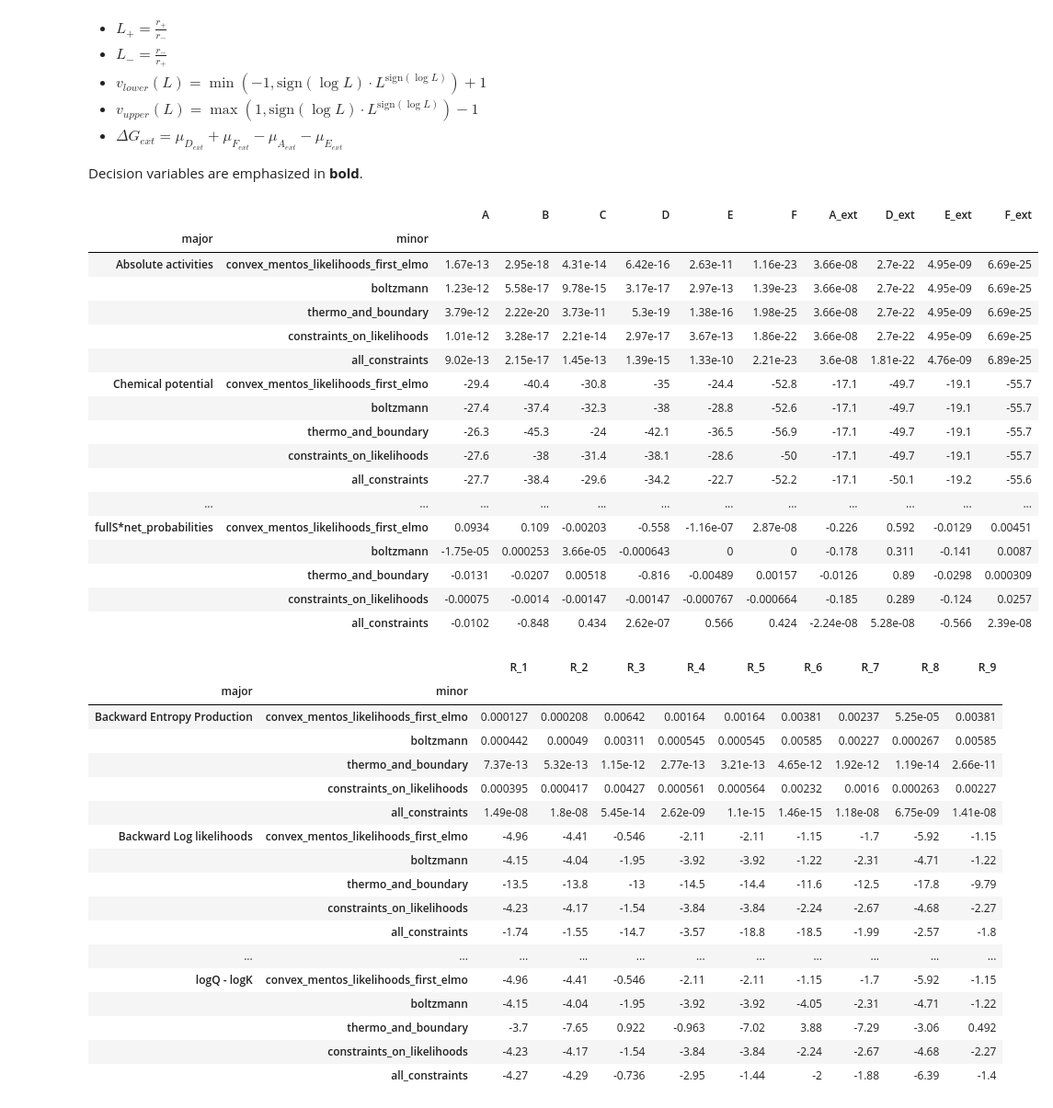
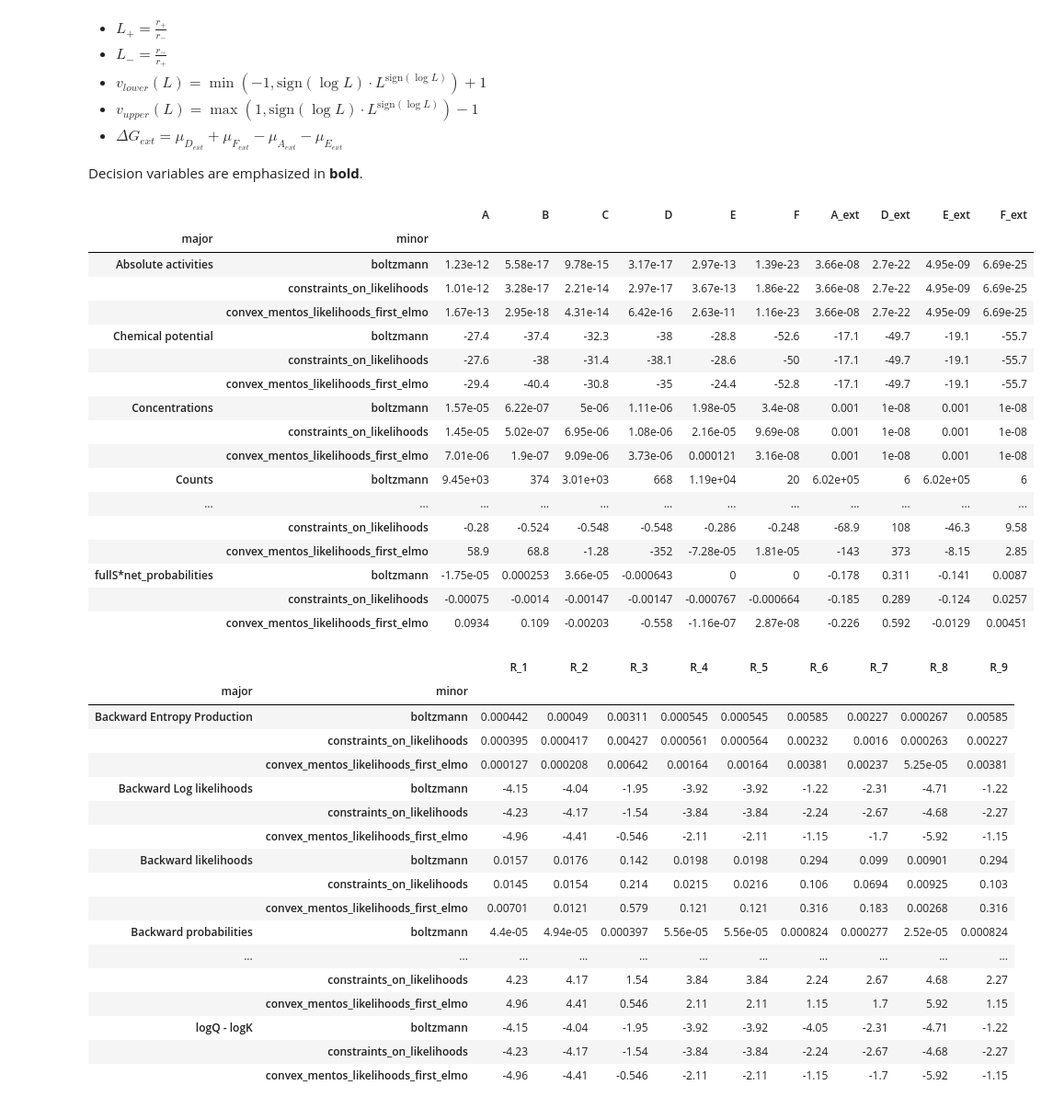
Before and after one commit to djinnome/ABC-model-mentos, a Jupyter notebook: Variations_on_Mentos_constraints.ipynb, the cells around one changed output. Shown at 92% size. Drawn from its saved outputs; the diff is of its cells as text; code cells hidden in the pictures.

Commit message:
Compare boltzmann with constraints on likelihoods

```diff
--- a/Variations_on_Mentos_constraints.ipynb
+++ b/Variations_on_Mentos_constraints.ipynb
@@ -169,66 +169,66 @@ constraint_group={'all_constraints':[
                                                   dict(name='boundary_conditions', ncons=m-i, type='e'),]}
 constraint_function = {'all_constraints': all_constraints,
                       'thermo_and_boundary': thermo_and_boundary,
                        'constraints_on_likelihoods': constraints_on_likelihoods
                       }
 objective_function = {'macroscopic_entropy_production_rate': macroscopic_entropy_production_rate,
                       'macroscopic_entropy_production_rate_and_net_likelihood_ss':macroscopic_entropy_production_rate_and_net_likelihood_ss}
 
-algorithms = [('macroscopic_entropy_production_rate','rates_and_log_c', 'all_constraints' ),
-              ('macroscopic_entropy_production_rate','rates_and_log_c', 'thermo_and_boundary'),
+algorithms = [#('macroscopic_entropy_production_rate','rates_and_log_c', 'all_constraints' ),
+              #('macroscopic_entropy_production_rate','rates_and_log_c', 'thermo_and_boundary'),
               ('macroscopic_entropy_production_rate_and_net_likelihood_ss','likelihoods_and_log_c', 'constraints_on_likelihoods')]
 
 for og, vg, cg in algorithms:
     metab[cg], reactions[cg] = mentos.run_mentos_w_likelihoods(fullS, S, internal_mets, deltaG0, mu0,
                                         variable_group[vg], constraint_group[cg],
                                         obj=make_macro_maxent_production_rate_objective( fullS, S, mu0, deltaG0, R, T, c_L, c_U,v_L, v_U,
                                                                                          objective_function=objective_function[og],
                                                                                          constraint_function=constraint_function[cg]),
                                         biomass_rxn='R_8')
     mentos.print_report( os.path.join(abc_dir, cg), 'ABC_metab_{}.csv', metab[cg] )
     mentos.print_report( os.path.join(abc_dir, cg), 'ABC_reaction_{}.csv', reactions[cg])
     #display(Markdown('### ' + cg))
     #display(metab[cg].T)
 
 
 
 display(HTML(mentos.compare_frames(**metab).to_html()))
 
 display(HTML(mentos.compare_frames(**reactions).to_html()))
 # %% [output]
 |  |  | A | B | C | D | E | F | A_ext | D_ext | E_ext | F_ext |
 | major | minor |  |  |  |  |  |  |  |  |  |  |
-| Absolute activities | convex_mentos_likelihoods_first_elmo | 1.67e-13 | 2.95e-18 | 4.31e-14 | 6.42e-16 | 2.63e-11 | 1.16e-23 | 3.66e-08 | 2.7e-22 | 4.95e-09 | 6.69e-25 |
-|  | boltzmann | 1.23e-12 | 5.58e-17 | 9.78e-15 | 3.17e-17 | 2.97e-13 | 1.39e-23 | 3.66e-08 | 2.7e-22 | 4.95e-09 | 6.69e-25 |
-|  | thermo_and_boundary | 3.79e-12 | 2.22e-20 | 3.73e-11 | 5.3e-19 | 1.38e-16 | 1.98e-25 | 3.66e-08 | 2.7e-22 | 4.95e-09 | 6.69e-25 |
+| Absolute activities | boltzmann | 1.23e-12 | 5.58e-17 | 9.78e-15 | 3.17e-17 | 2.97e-13 | 1.39e-23 | 3.66e-08 | 2.7e-22 | 4.95e-09 | 6.69e-25 |
 |  | constraints_on_likelihoods | 1.01e-12 | 3.28e-17 | 2.21e-14 | 2.97e-17 | 3.67e-13 | 1.86e-22 | 3.66e-08 | 2.7e-22 | 4.95e-09 | 6.69e-25 |
-|  | all_constraints | 9.02e-13 | 2.15e-17 | 1.45e-13 | 1.39e-15 | 1.33e-10 | 2.21e-23 | 3.6e-08 | 1.81e-22 | 4.76e-09 | 6.89e-25 |
-| Chemical potential | convex_mentos_likelihoods_first_elmo | -29.4 | -40.4 | -30.8 | -35 | -24.4 | -52.8 | -17.1 | -49.7 | -19.1 | -55.7 |
-|  | boltzmann | -27.4 | -37.4 | -32.3 | -38 | -28.8 | -52.6 | -17.1 | -49.7 | -19.1 | -55.7 |
-|  | thermo_and_boundary | -26.3 | -45.3 | -24 | -42.1 | -36.5 | -56.9 | -17.1 | -49.7 | -19.1 | -55.7 |
+|  | convex_mentos_likelihoods_first_elmo | 1.67e-13 | 2.95e-18 | 4.31e-14 | 6.42e-16 | 2.63e-11 | 1.16e-23 | 3.66e-08 | 2.7e-22 | 4.95e-09 | 6.69e-25 |
+| Chemical potential | boltzmann | -27.4 | -37.4 | -32.3 | -38 | -28.8 | -52.6 | -17.1 | -49.7 | -19.1 | -55.7 |
 |  | constraints_on_likelihoods | -27.6 | -38 | -31.4 | -38.1 | -28.6 | -50 | -17.1 | -49.7 | -19.1 | -55.7 |
-|  | all_constraints | -27.7 | -38.4 | -29.6 | -34.2 | -22.7 | -52.2 | -17.1 | -50.1 | -19.2 | -55.6 |
+|  | convex_mentos_likelihoods_first_elmo | -29.4 | -40.4 | -30.8 | -35 | -24.4 | -52.8 | -17.1 | -49.7 | -19.1 | -55.7 |
+| Concentrations | boltzmann | 1.57e-05 | 6.22e-07 | 5e-06 | 1.11e-06 | 1.98e-05 | 3.4e-08 | 0.001 | 1e-08 | 0.001 | 1e-08 |
+|  | constraints_on_likelihoods | 1.45e-05 | 5.02e-07 | 6.95e-06 | 1.08e-06 | 2.16e-05 | 9.69e-08 | 0.001 | 1e-08 | 0.001 | 1e-08 |
+|  | convex_mentos_likelihoods_first_elmo | 7.01e-06 | 1.9e-07 | 9.09e-06 | 3.73e-06 | 0.000121 | 3.16e-08 | 0.001 | 1e-08 | 0.001 | 1e-08 |
+| Counts | boltzmann | 9.45e+03 | 374 | 3.01e+03 | 668 | 1.19e+04 | 20 | 6.02e+05 | 6 | 6.02e+05 | 6 |
 | ... | ... | ... | ... | ... | ... | ... | ... | ... | ... | ... | ... |
-| fullS*net_probabilities | convex_mentos_likelihoods_first_elmo | 0.0934 | 0.109 | -0.00203 | -0.558 | -1.16e-07 | 2.87e-08 | -0.226 | 0.592 | -0.0129 | 0.00451 |
-|  | boltzmann | -1.75e-05 | 0.000253 | 3.66e-05 | -0.000643 | 0 | 0 | -0.178 | 0.311 | -0.141 | 0.0087 |
-|  | thermo_and_boundary | -0.0131 | -0.0207 | 0.00518 | -0.816 | -0.00489 | 0.00157 | -0.0126 | 0.89 | -0.0298 | 0.000309 |
+|  | constraints_on_likelihoods | -0.28 | -0.524 | -0.548 | -0.548 | -0.286 | -0.248 | -68.9 | 108 | -46.3 | 9.58 |
+|  | convex_mentos_likelihoods_first_elmo | 58.9 | 68.8 | -1.28 | -352 | -7.28e-05 | 1.81e-05 | -143 | 373 | -8.15 | 2.85 |
+| fullS*net_probabilities | boltzmann | -1.75e-05 | 0.000253 | 3.66e-05 | -0.000643 | 0 | 0 | -0.178 | 0.311 | -0.141 | 0.0087 |
 |  | constraints_on_likelihoods | -0.00075 | -0.0014 | -0.00147 | -0.00147 | -0.000767 | -0.000664 | -0.185 | 0.289 | -0.124 | 0.0257 |
-|  | all_constraints | -0.0102 | -0.848 | 0.434 | 2.62e-07 | 0.566 | 0.424 | -2.24e-08 | 5.28e-08 | -0.566 | 2.39e-08 |
+|  | convex_mentos_likelihoods_first_elmo | 0.0934 | 0.109 | -0.00203 | -0.558 | -1.16e-07 | 2.87e-08 | -0.226 | 0.592 | -0.0129 | 0.00451 |
 |  |  | R_1 | R_2 | R_3 | R_4 | R_5 | R_6 | R_7 | R_8 | R_9 |
 | major | minor |  |  |  |  |  |  |  |  |  |
-| Backward Entropy Production | convex_mentos_likelihoods_first_elmo | 0.000127 | 0.000208 | 0.00642 | 0.00164 | 0.00164 | 0.00381 | 0.00237 | 5.25e-05 | 0.00381 |
-|  | boltzmann | 0.000442 | 0.00049 | 0.00311 | 0.000545 | 0.000545 | 0.00585 | 0.00227 | 0.000267 | 0.00585 |
-|  | thermo_and_boundary | 7.37e-13 | 5.32e-13 | 1.15e-12 | 2.77e-13 | 3.21e-13 | 4.65e-12 | 1.92e-12 | 1.19e-14 | 2.66e-11 |
+| Backward Entropy Production | boltzmann | 0.000442 | 0.00049 | 0.00311 | 0.000545 | 0.000545 | 0.00585 | 0.00227 | 0.000267 | 0.00585 |
 |  | constraints_on_likelihoods | 0.000395 | 0.000417 | 0.00427 | 0.000561 | 0.000564 | 0.00232 | 0.0016 | 0.000263 | 0.00227 |
-|  | all_constraints | 1.49e-08 | 1.8e-08 | 5.45e-14 | 2.62e-09 | 1.1e-15 | 1.46e-15 | 1.18e-08 | 6.75e-09 | 1.41e-08 |
-| Backward Log likelihoods | convex_mentos_likelihoods_first_elmo | -4.96 | -4.41 | -0.546 | -2.11 | -2.11 | -1.15 | -1.7 | -5.92 | -1.15 |
-|  | boltzmann | -4.15 | -4.04 | -1.95 | -3.92 | -3.92 | -1.22 | -2.31 | -4.71 | -1.22 |
-|  | thermo_and_boundary | -13.5 | -13.8 | -13 | -14.5 | -14.4 | -11.6 | -12.5 | -17.8 | -9.79 |
+|  | convex_mentos_likelihoods_first_elmo | 0.000127 | 0.000208 | 0.00642 | 0.00164 | 0.00164 | 0.00381 | 0.00237 | 5.25e-05 | 0.00381 |
+| Backward Log likelihoods | boltzmann | -4.15 | -4.04 | -1.95 | -3.92 | -3.92 | -1.22 | -2.31 | -4.71 | -1.22 |
 |  | constraints_on_likelihoods | -4.23 | -4.17 | -1.54 | -3.84 | -3.84 | -2.24 | -2.67 | -4.68 | -2.27 |
-|  | all_constraints | -1.74 | -1.55 | -14.7 | -3.57 | -18.8 | -18.5 | -1.99 | -2.57 | -1.8 |
+|  | convex_mentos_likelihoods_first_elmo | -4.96 | -4.41 | -0.546 | -2.11 | -2.11 | -1.15 | -1.7 | -5.92 | -1.15 |
+| Backward likelihoods | boltzmann | 0.0157 | 0.0176 | 0.142 | 0.0198 | 0.0198 | 0.294 | 0.099 | 0.00901 | 0.294 |
+|  | constraints_on_likelihoods | 0.0145 | 0.0154 | 0.214 | 0.0215 | 0.0216 | 0.106 | 0.0694 | 0.00925 | 0.103 |
+|  | convex_mentos_likelihoods_first_elmo | 0.00701 | 0.0121 | 0.579 | 0.121 | 0.121 | 0.316 | 0.183 | 0.00268 | 0.316 |
+| Backward probabilities | boltzmann | 4.4e-05 | 4.94e-05 | 0.000397 | 5.56e-05 | 5.56e-05 | 0.000824 | 0.000277 | 2.52e-05 | 0.000824 |
 | ... | ... | ... | ... | ... | ... | ... | ... | ... | ... | ... |
-| logQ - logK | convex_mentos_likelihoods_first_elmo | -4.96 | -4.41 | -0.546 | -2.11 | -2.11 | -1.15 | -1.7 | -5.92 | -1.15 |
-|  | boltzmann | -4.15 | -4.04 | -1.95 | -3.92 | -3.92 | -4.05 | -2.31 | -4.71 | -1.22 |
-|  | thermo_and_boundary | -3.7 | -7.65 | 0.922 | -0.963 | -7.02 | 3.88 | -7.29 | -3.06 | 0.492 |
+|  | constraints_on_likelihoods | 4.23 | 4.17 | 1.54 | 3.84 | 3.84 | 2.24 | 2.67 | 4.68 | 2.27 |
+|  | convex_mentos_likelihoods_first_elmo | 4.96 | 4.41 | 0.546 | 2.11 | 2.11 | 1.15 | 1.7 | 5.92 | 1.15 |
+| logQ - logK | boltzmann | -4.15 | -4.04 | -1.95 | -3.92 | -3.92 | -4.05 | -2.31 | -4.71 | -1.22 |
 |  | constraints_on_likelihoods | -4.23 | -4.17 | -1.54 | -3.84 | -3.84 | -2.24 | -2.67 | -4.68 | -2.27 |
-|  | all_constraints | -4.27 | -4.29 | -0.736 | -2.95 | -1.44 | -2 | -1.88 | -6.39 | -1.4 |
+|  | convex_mentos_likelihoods_first_elmo | -4.96 | -4.41 | -0.546 | -2.11 | -2.11 | -1.15 | -1.7 | -5.92 | -1.15 |
```
